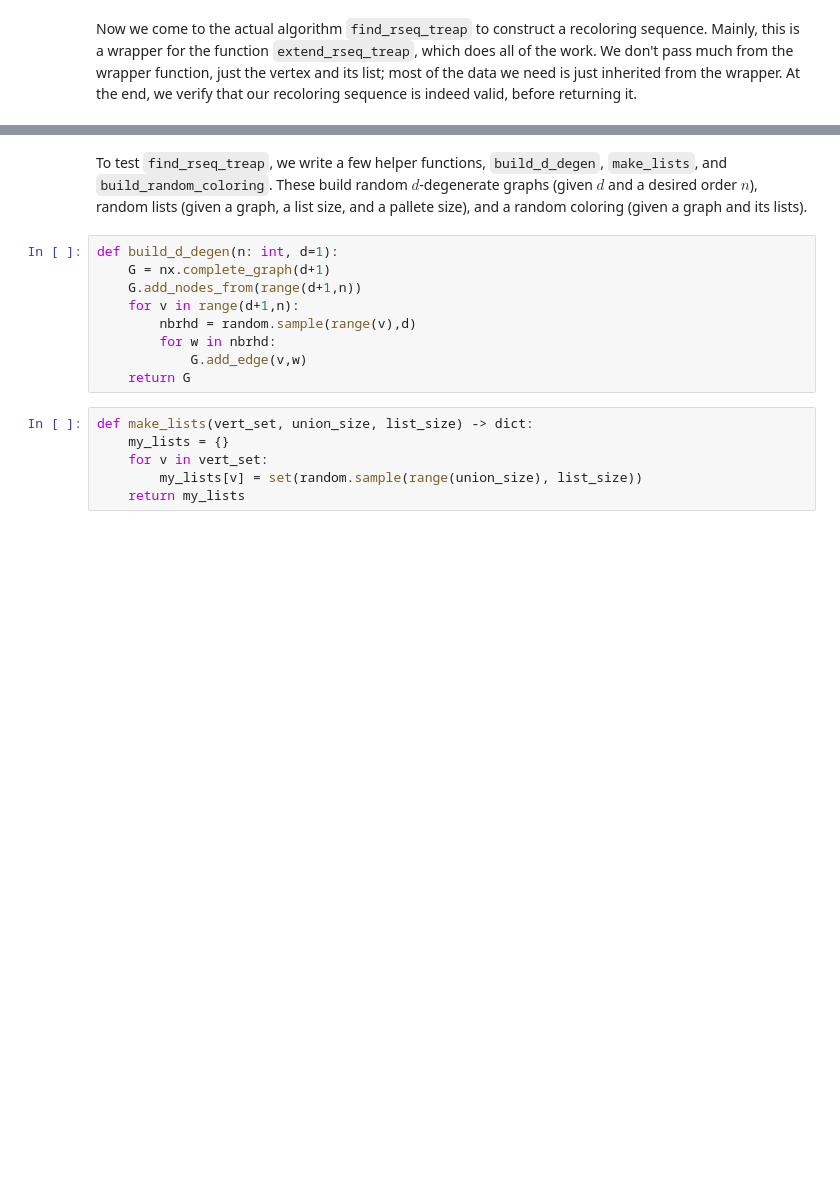
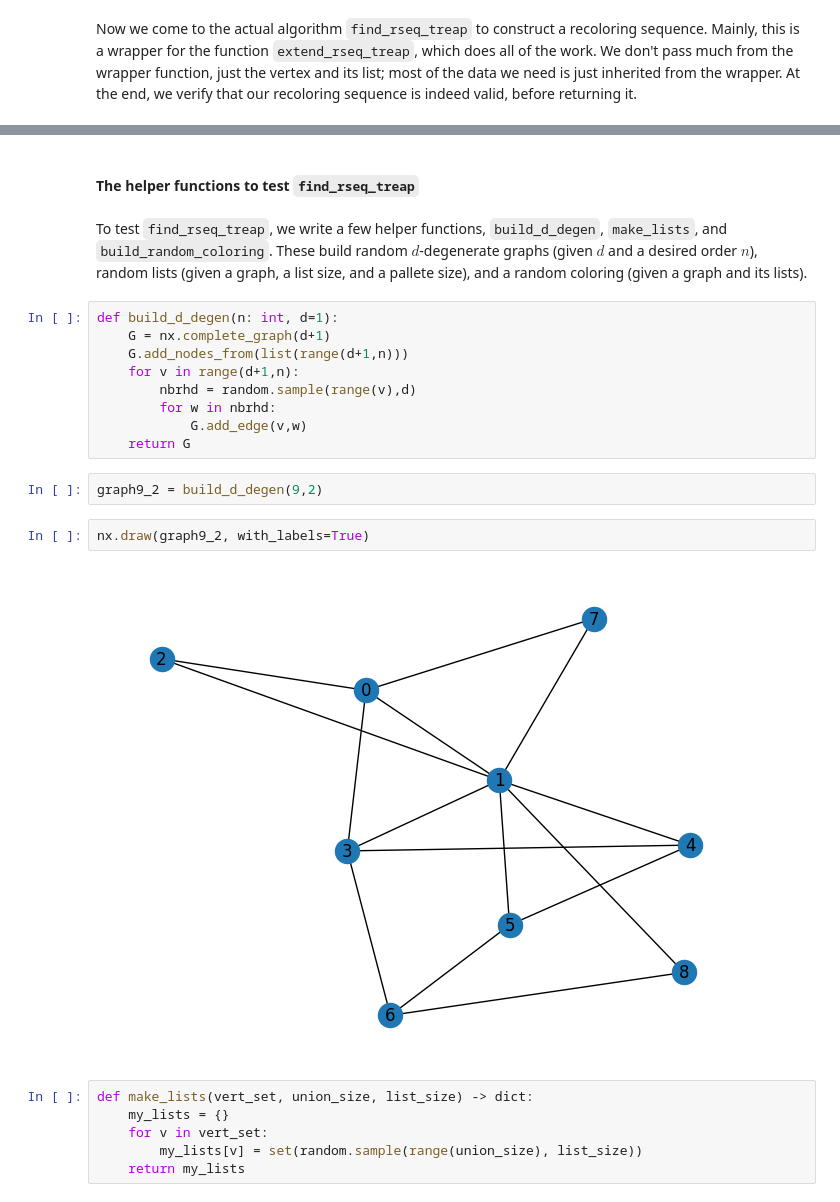
Before and after one commit to dancranston/dancranston.github.io, a Jupyter notebook: sparse-recoloring-polished.ipynb, the cells around one changed output, grey strips where cells are left out. Cells and saved outputs as stored; diff of their text form; blank space fills up the shorter version.

````diff
--- a/sparse-recoloring-polished.ipynb
+++ b/sparse-recoloring-polished.ipynb
@@ -404,16 +452,24 @@ def find_rseq_treap(G, coloring1: dict, coloring2: dict, lists: dict, to_add_ord
     verify_rseq(G, rseq_as_list, coloring1, coloring2, lists, info=info)
     return rseq_as_list
+# %% [markdown]
+#### The helper functions to test ```find_rseq_treap```
 # %% [markdown]
 To test ```find_rseq_treap```, we write a few helper functions, ```build_d_degen```, ```make_lists```, and ```build_random_coloring```. These build random $d$-degenerate graphs (given $d$ and a desired order $n$), random lists (given a graph, a list size, and a pallete size), and a random coloring (given a graph and its lists).
 # %%
 def build_d_degen(n: int, d=1):
     G = nx.complete_graph(d+1)
-    G.add_nodes_from(range(d+1,n))
+    G.add_nodes_from(list(range(d+1,n)))
     for v in range(d+1,n):
         nbrhd = random.sample(range(v),d)
         for w in nbrhd:
             G.add_edge(v,w)
     return G
+# %%
+graph9_2 = build_d_degen(9,2)
+# %%
+nx.draw(graph9_2, with_labels=True)
+# %% [output]
+[figure, added]
 # %%
 def make_lists(vert_set, union_size, list_size) -> dict:
     my_lists = {}
````
Also changed, not shown: parts of 47 cells of this notebook.
